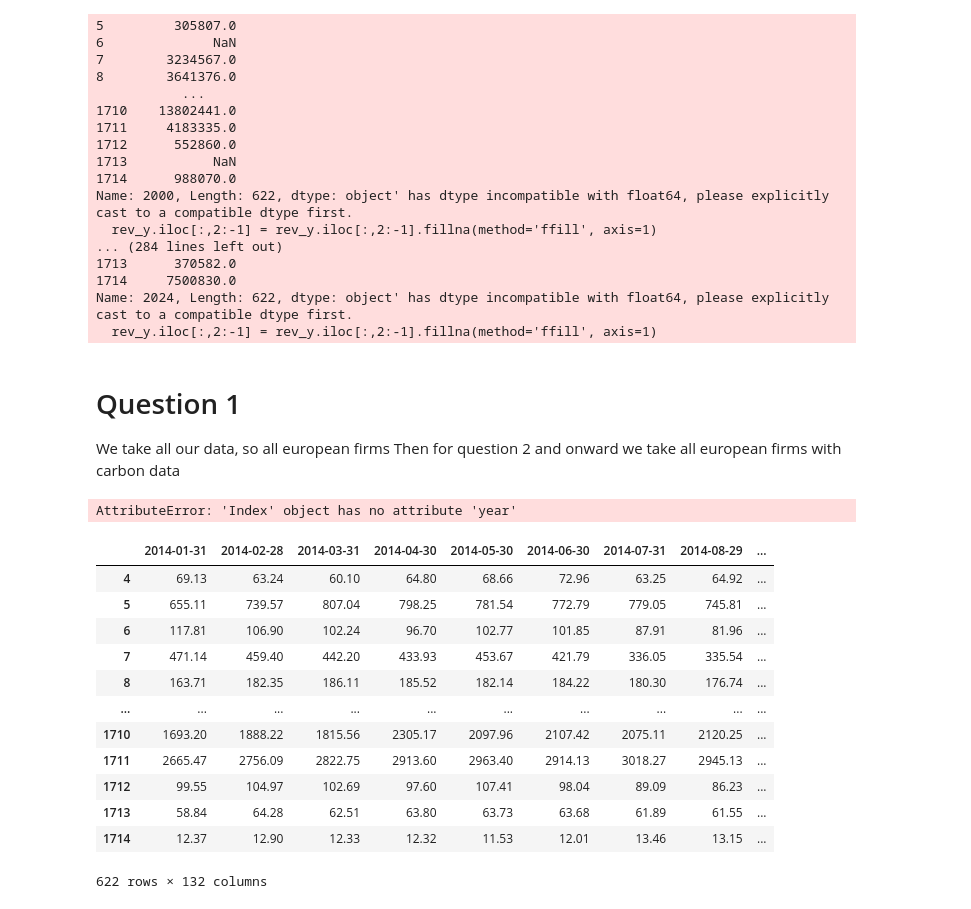
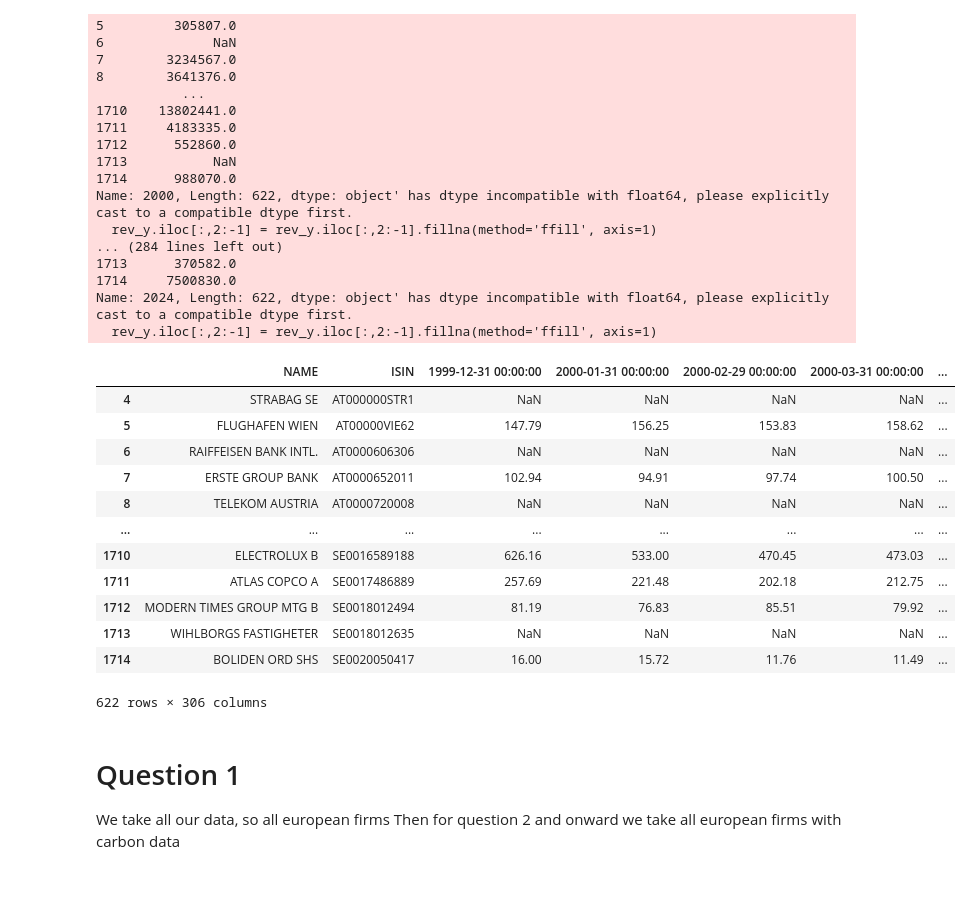
Before and after one commit to baertsch/FIN-429, a Jupyter notebook: Homework1.ipynb, the cells around one changed output. Drawn from its saved outputs; the diff is of its cells as text; code cells hidden in the pictures.

```diff
--- a/Homework1.ipynb
+++ b/Homework1.ipynb
@@ -61,52 +61,23 @@ Name: 2000, Length: 622, dtype: object' has dtype incompatible with float64, ple
 1714     7500830.0
 Name: 2024, Length: 622, dtype: object' has dtype incompatible with float64, please explicitly cast to a compatible dtype first.
   rev_y.iloc[:,2:-1] = rev_y.iloc[:,2:-1].fillna(method='ffill', axis=1)
+# %%
+ri_m
+# %% [output]
+|  | NAME | ISIN | 1999-12-31 00:00:00 | 2000-01-31 00:00:00 | 2000-02-29 00:00:00 | 2000-03-31 00:00:00 | ... |
+| 4 | STRABAG SE | AT000000STR1 | NaN | NaN | NaN | NaN | ... |
+| 5 | FLUGHAFEN WIEN | AT00000VIE62 | 147.79 | 156.25 | 153.83 | 158.62 | ... |
+| 6 | RAIFFEISEN BANK INTL. | AT0000606306 | NaN | NaN | NaN | NaN | ... |
+| 7 | ERSTE GROUP BANK | AT0000652011 | 102.94 | 94.91 | 97.74 | 100.50 | ... |
+| 8 | TELEKOM AUSTRIA | AT0000720008 | NaN | NaN | NaN | NaN | ... |
+| ... | ... | ... | ... | ... | ... | ... | ... |
+| 1710 | ELECTROLUX B | SE0016589188 | 626.16 | 533.00 | 470.45 | 473.03 | ... |
+| 1711 | ATLAS COPCO A | SE0017486889 | 257.69 | 221.48 | 202.18 | 212.75 | ... |
+| 1712 | MODERN TIMES GROUP MTG B | SE0018012494 | 81.19 | 76.83 | 85.51 | 79.92 | ... |
+| 1713 | WIHLBORGS FASTIGHETER | SE0018012635 | NaN | NaN | NaN | NaN | ... |
+| 1714 | BOLIDEN ORD SHS | SE0020050417 | 16.00 | 15.72 | 11.76 | 11.49 | ... |
+622 rows × 306 columns
 # %% [markdown]
 # Question 1
 We take all our data, so all european firms
 Then for question 2 and onward we take all european firms with carbon data
-# %%
-
-# Convert column names to datetime
-non_date_columns = ['ISIN', 'NAME']
-date_columns = ri_m.columns.difference(non_date_columns)
-ri_m[date_columns] = ri_m[date_columns].apply(pd.to_datetime, errors='coerce',axis=1)
-
-# Filter columns between 2014 and 2024
-years2014_2024 = [col for col in date_columns if pd.to_datetime(col, errors='coerce').year >= 2014 and pd.to_datetime(col, errors='coerce').year <= 2024]
-
-columns_to_keep = ['ISIN', 'NAME'] + years2014_2024
-
-filtered_ri_m = ri_m[columns_to_keep]
-
-
-# Function to check available years for each row
-def check_available_years(row):
-    available_years = row.dropna().index.year
-    return available_years.nunique()
-
-# Apply the function to each row
-available_years_per_row = filtered_ri_m.apply(check_available_years, axis=1)
-
-# Print the available years for each row
-#for index, years in available_years_per_row.items():
-    #print(f"Row {index} has data available for years: {years.tolist()}")
-print(available_years_per_row)
-# %% [output]
-AttributeError: 'Index' object has no attribute 'year'
-# %%
-filtered_ri_m
-# %% [output]
-|  | 2014-01-31 | 2014-02-28 | 2014-03-31 | 2014-04-30 | 2014-05-30 | 2014-06-30 | 2014-07-31 | 2014-08-29 | ... |
-| 4 | 69.13 | 63.24 | 60.10 | 64.80 | 68.66 | 72.96 | 63.25 | 64.92 | ... |
-| 5 | 655.11 | 739.57 | 807.04 | 798.25 | 781.54 | 772.79 | 779.05 | 745.81 | ... |
-| 6 | 117.81 | 106.90 | 102.24 | 96.70 | 102.77 | 101.85 | 87.91 | 81.96 | ... |
-| 7 | 471.14 | 459.40 | 442.20 | 433.93 | 453.67 | 421.79 | 336.05 | 335.54 | ... |
-| 8 | 163.71 | 182.35 | 186.11 | 185.52 | 182.14 | 184.22 | 180.30 | 176.74 | ... |
-| ... | ... | ... | ... | ... | ... | ... | ... | ... | ... |
-| 1710 | 1693.20 | 1888.22 | 1815.56 | 2305.17 | 2097.96 | 2107.42 | 2075.11 | 2120.25 | ... |
-| 1711 | 2665.47 | 2756.09 | 2822.75 | 2913.60 | 2963.40 | 2914.13 | 3018.27 | 2945.13 | ... |
-| 1712 | 99.55 | 104.97 | 102.69 | 97.60 | 107.41 | 98.04 | 89.09 | 86.23 | ... |
-| 1713 | 58.84 | 64.28 | 62.51 | 63.80 | 63.73 | 63.68 | 61.89 | 61.55 | ... |
-| 1714 | 12.37 | 12.90 | 12.33 | 12.32 | 11.53 | 12.01 | 13.46 | 13.15 | ... |
-622 rows × 132 columns
```
Also changed, not shown: parts of 3 cells of this notebook.
